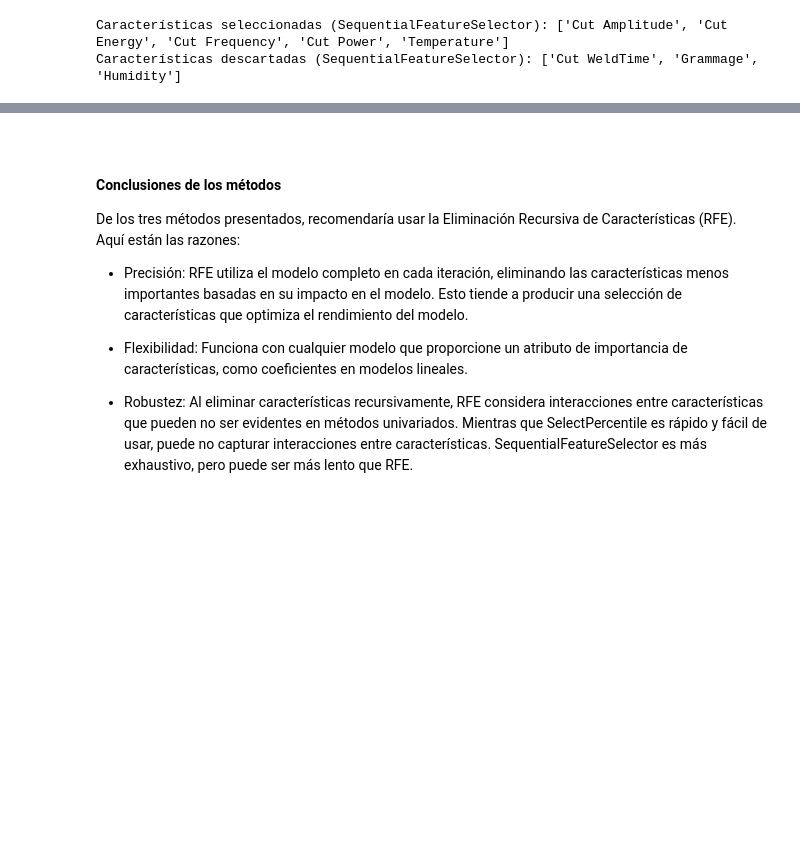
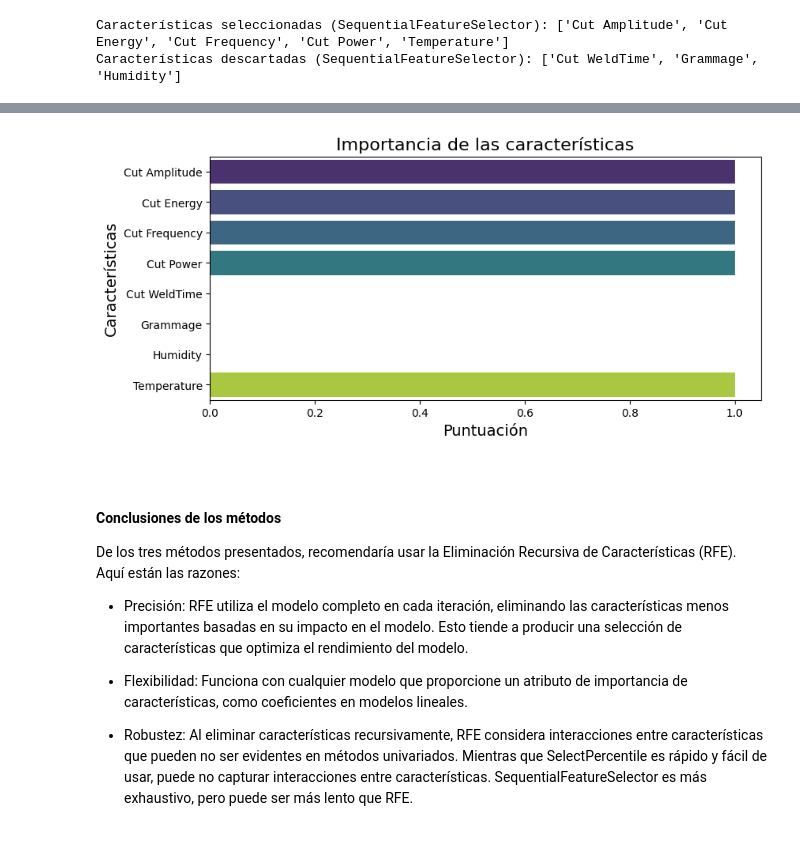
Before and after one commit to ricardordf/IA_visual, a Jupyter notebook: ML_A6.ipynb, the cells around one changed output, grey strips where cells are left out. Cells and saved outputs as stored; diff of their text form; code cells hidden in the pictures; blank space fills up the shorter version.

```diff
--- a/ML_A6.ipynb
+++ b/ML_A6.ipynb
@@ -400,3 +428,15 @@ Resultados:
+# %%
+# Gráfica del resultado de la importancia de las características
+feature_ranking_sfs = pd.DataFrame({'Feature': cols, 'Selected': sfs.get_support()})
+feature_ranking_sfs['Score'] = feature_ranking_sfs['Selected'].apply(lambda x: 1 if x else 0)
+plt.figure(figsize=(9, 4))
+sns.barplot(x='Score', y='Feature', data=feature_ranking_sfs, hue='Feature', dodge=False, palette='viridis', legend=False)
+plt.title('Importancia de las características', fontsize=16)
+plt.xlabel('Puntuación', fontsize=14)
+plt.ylabel('Características', fontsize=14)
+plt.show()
+# %% [output]
+[figure, added]
 # %% [markdown]
 <br>
 <h4> Conclusiones de los métodos</h4>
```
Also changed, not shown: parts of 27 cells of this notebook.
